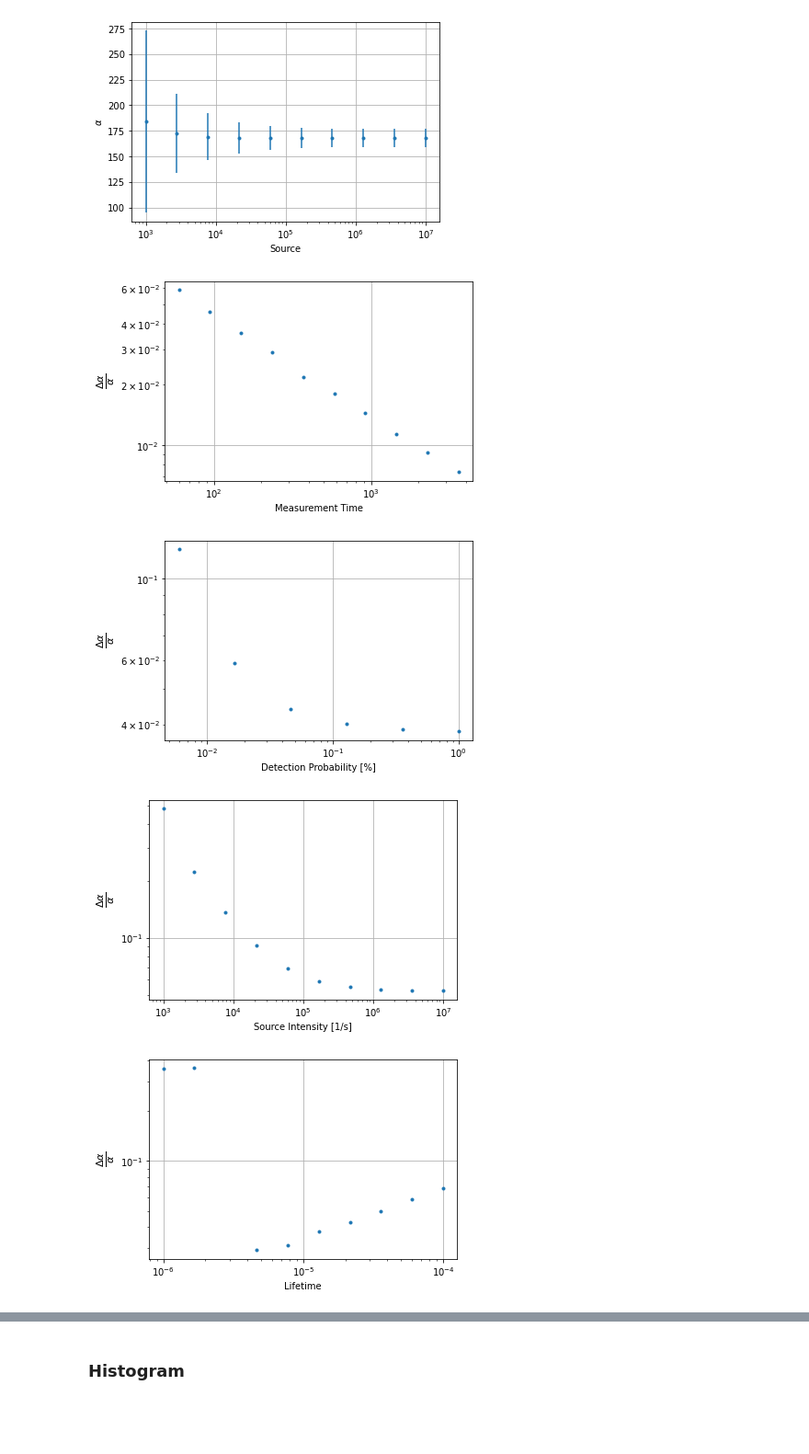
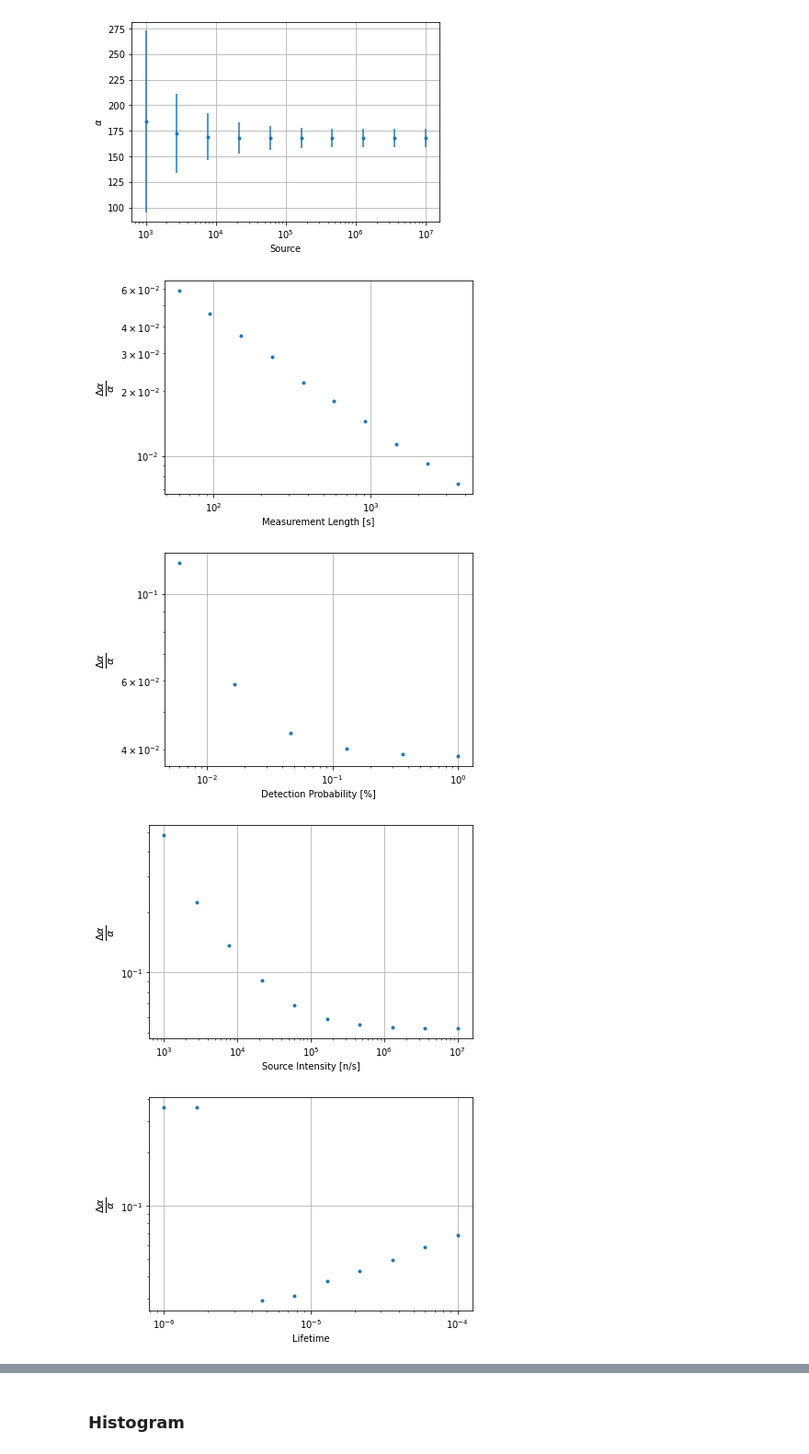
Before and after one commit to esheder/noise, a Jupyter notebook: hpc_runs/data_analysis.ipynb, the cells around one changed output, grey strips where cells are left out. Shown at 92% size. Saved outputs shown, nothing was run; the diff lists cells and outputs as text; code cells hidden in the pictures; blank space fills up the shorter version.

```diff
--- a/hpc_runs/data_analysis.ipynb
+++ b/hpc_runs/data_analysis.ipynb
@@ -19,0 +37,19 @@ import matplotlib.pyplot as plt
+# %%
+plt.rcParams['text.usetex'] = True
+colors = ['b', 'r', 'm', 'c', 'g']
+for seed, color in enumerate(colors, start=1):
+    rgen = np.random.Generator(np.random.SFC64(seed))
+    winsize, fy, sigma = feynman_y_by_signal(par, 60, rand_gen=rgen)
+    mask = (winsize <= 1e-1)
+    tfit, cfit, sfit = winsize[mask], fy[mask], sigma[mask]
+    popt, pcov = fit_to_feynman_y(tfit, cfit, sfit)
+    xfine = np.logspace(np.log10(winsize[0]), np.log10(1e-1), 500)
+    yfine = feynman_y_model(xfine, *popt)
+    plt.semilogx(winsize, fy, f'.{color}', label=f'Simulation {seed}')
+    plt.semilogx(xfine, yfine, f'{color}:', label=f'Feynman-Y fit {seed}')
+plt.grid()
+plt.xlabel('Detection Interval Length [s]')
+plt.ylabel(r'$\frac{Variance}{Mean}-1$')
+plt.axvline(0.1, color='k')
+plt.legend()
+plt.savefig('Example_SDE_model_generated_signal.jpg', dpi=600)
@@ -19,0 +58,19 @@ import matplotlib.pyplot as plt
+# %%
+plt.rcParams['text.usetex'] = True
+colors = ['b', 'r', 'm', 'c', 'g']
+winsize, fy, sigma = feynman_y_by_signal(par, 60)
+res = np.empty((100, len(winsize)), float)
+for seed in range(100):
+    rgen = np.random.Generator(np.random.SFC64(seed))
+    winsize, fy, sigma = feynman_y_by_signal(par, 60, rand_gen=rgen)
+    res[seed,:] = fy
+y = res.mean(axis=0)
+dy = res.std(axis=0)
+plt.errorbar(winsize, y, yerr=dy, fmt='.')
+plt.xscale('log')
+plt.grid()
+plt.xlabel('Detection Interval Length [s]')
+plt.ylabel(r'$\frac{Variance}{Mean}-1$')
+plt.axvline(0.1, color='k')
+plt.legend()
+plt.savefig('SDE_model_signal_variance.jpg', dpi=600)
@@ -620,21 +748,22 @@ for option, slc in zip(options, slices):
 # %%
 for option, slc in zip(options, slices):
     unkey = (set(defaults.keys()) - set(option.keys())).pop()
     dat = newdata.loc[slc].reset_index().loc[:, (unkey, *val_names)]
     x, stdy, sampledy = dat[unkey], dat['Alpha'], dat['Alpha STD']
     y, yerr = np.array([z.n for z in stdy]), [z.s for z in stdy]
     mask = sampledy.values<0.5*y
     x, y, dy = x[mask], y[mask], sampledy[mask]
     if 'Detection' in unkey:
         x = 100 * x
     plt.figure()
     plt.loglog(abs(x), dy/y, '.')
-    plt.xlabel(unkey.replace('Rate', 'Probability [%]').replace('Source', 'Source Intensity [1/s]'))
+    plt.xlabel(unkey.replace('Rate', 'Probability [%]').replace('Source', 'Source Intensity [n/s]').replace('Measurement Time', 'Measurement Length [s]'))
     plt.ylabel(r'$\frac{\Delta\alpha}{\alpha}$', fontsize=16)
     plt.grid()
+    plt.tight_layout()
     plt.savefig(f"sde_std_{unkey.replace(' ','_')}.jpg", dpi=600)
 # %% [output]
-[figure, old version]
+[figure, new version]
-[figure, old version]
+[figure, new version]
-[figure, old version]
+[figure, new version]
-[figure, old version]
+[figure, new version]
```
Also changed, not shown: parts of 17 cells of this notebook, 2 other files.
